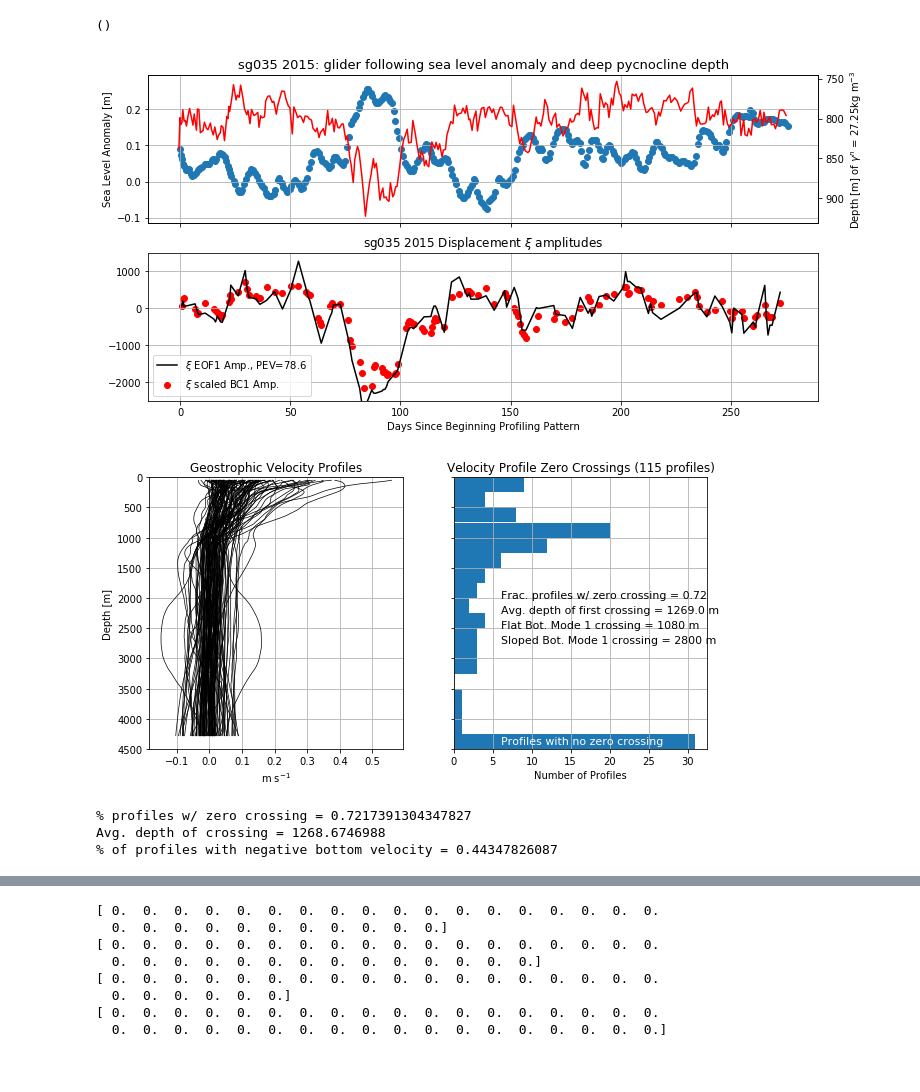
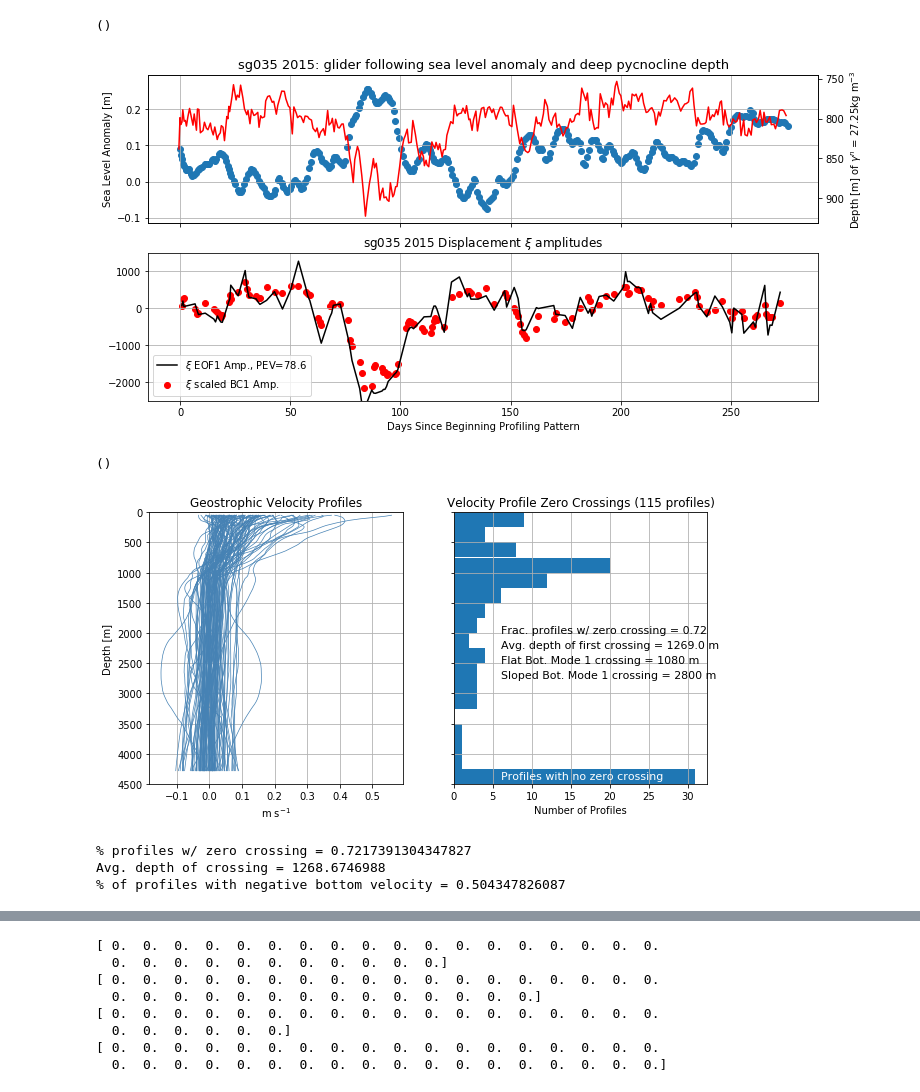
Before and after one commit to jakesteinberg/geostrophic_turbulence, a Jupyter notebook: bats_dg_2015_mode_projections.ipynb, the cells around one changed output, grey strips where cells are left out. Drawn from its saved outputs; the diff is of its cells as text; code cells hidden in the pictures.

```diff
--- a/bats_dg_2015_mode_projections.ipynb
+++ b/bats_dg_2015_mode_projections.ipynb
@@ -549,15 +547,3 @@ V_ordered = mw_v_good[:, mw_time_ordered_i]
 Vm_ordered = V_m[:, mw_time_ordered_i]
 Eta_ordered = mw_eta_3_good[:, mw_time_ordered_i]  #SELECT ETA AGAIN HERE
 Etam_ordered = Eta_m[:, mw_time_ordered_i]
-# %%
-V_ordered_abs = V_ordered.copy()
-for i in range(np.shape(V_ordered)[1]):
-    if np.nanmean(V_ordered[0:300, i]) < 0:
-        V_ordered_abs[:, i] = -1.0 * V_ordered[:, i]
-
-f, ax = plt.subplots()
-for i in range(np.shape(V_ordered)[1]):
-    ax.plot(V_ordered_abs[:, i], grid)
-ax.set_xlim([-1, 1])
-ax.invert_yaxis()
-plot_pro(ax)
@@ -593,18 +576,22 @@ var_eta=np.trace(lambe);
 frac_eof_eta=np.diag(lambe)/var_eta;
 
 # --- glider u, v
-
+# orient such that all are the same sign
+V_ordered_abs = V_ordered.copy()
+for i in range(np.shape(V_ordered)[1]):
+    if np.nanmean(V_ordered[0:300, i]) < 0:
+        V_ordered_abs[:, i] = -1.0 * V_ordered[:, i]
 gg = []
-for i in range(np.shape(V_ordered)[1]):
-    if np.nansum(np.isnan(V_ordered[10:-10, i])) == 0:
+for i in range(np.shape(V_ordered_abs)[1]):
+    if np.nansum(np.isnan(V_ordered_abs[10:-10, i])) == 0:
         gg.append(True)
-        if np.nanmean(np.abs(V_ordered[420:, i])) > 0.1:
+        if np.nanmean(np.abs(V_ordered_abs[440:, i])) > 0.15:
             gg[i] = False
     else:
         gg.append(False)
 
 # uv_in = np.concatenate((np.arange(0, 50), np.arange(70, 131)))
-mw_v_ordered_sub = V_ordered[:, gg].copy()
+mw_v_ordered_sub = V_ordered_abs[:, gg].copy()
 UVzq = mw_v_ordered_sub[grid_sub_i_3, :]
 nq_uv = np.size(UVzq[0, :])
 avg_UVzq = np.nanmean(np.transpose(UVzq), axis=0)
@@ -694,6 +697,11 @@ PEV = t1 / np.sum(t1)
 # %%
-matplotlib.rcParams['figure.figsize'] = (6, 6)
-f, (ax0, ax3) = plt.subplots(1, 2, sharey=True)
+matplotlib.rcParams['figure.figsize'] = (10, 6)
+f, (ax00, ax0, ax3) = plt.subplots(1, 3, sharey=True)
+
+for i in range(np.shape(V_ordered)[1]):
+    ax00.plot(V_ordered_abs[:, i], grid)
+ax00.set_xlim([-.5, .5])
+
 ax0.plot(UUe[:, 0], grid[grid_sub_i_2])
 ax0.plot(UUe[:, 1], grid[grid_sub_i_2])
 ax0.plot(UUe[:, 2], grid[grid_sub_i_2])
@@ -702,8 +710,9 @@ ax0.invert_yaxis()
 ax3.plot(UU3[:, 0], grid[grid_sub_i_3])
 ax3.plot(UU3[:, 1], grid[grid_sub_i_3])
 ax3.plot(UU3[:, 2], grid[grid_sub_i_3])
-# ax3.plot(-1.0*V_Uzqa[:, 0], grid[grid_sub_i_3], 'k')
+ax3.plot(1.0*V_Uzqa[:, 0], grid[grid_sub_i_3], 'k')
 ax3.set_title('u,v')
+ax3.set_xlim([-.15, .15])
 plot_pro(ax3)
 
 matplotlib.rcParams['figure.figsize'] = (6, 4)
@@ -793,9 +802,10 @@ plot_pro(ax0)
 # handles, labels = ax1.get_legend_handles_labels()
 # ax1.legend(handles, labels, fontsize=10)
 # plot_pro(ax1)
-f.savefig("/Users/jake/Documents/baroclinic_modes/dissertation/dg_bats_eta_eof_mode_amps.jpg", dpi=300)
+# f.savefig("/Users/jake/Documents/baroclinic_modes/dissertation/dg_bats_eta_eof_mode_amps.jpg", dpi=300)
 # %% [output]
 [figure]
+()
 # %%
 # look at zero crossings
 V5 = V4.copy()
@@ -808,44 +818,44 @@ for i in range(np.shape(V5)[1]):
     up_avg = np.nanmean(V5[0:100, i])
     if up_avg < 0:
         V5[:, i] = -1.0 * V5[:, i]
-    ax0.plot(V5[:, i], grid_reg, color='k', linewidth=0.7)
+    ax0.plot(V5[:, i], grid_reg, color='#4682B4', linewidth=0.7)
 ax0.set_ylabel('Depth [m]')
 ax0.set_title('Geostrophic Velocity Profiles')
 ax0.set_xlabel(r'm s$^{-1}$')
 ax0.grid()
 
 first_below = grid_reg[len(grid_reg)-1] * np.ones(np.shape(V5)[1])
 vel_sign = np.nan * np.ones(np.shape(V5)[1])
 for i in range(np.shape(V5)[1]):
     fbc = V5[:, i] < 0
     if np.sum(fbc):
         inn = grid_reg[fbc]
         first_below[i] = inn[0]
 
     vel_sign[i] = np.nanmean(V4[-40:, i])
 
 ax.hist(first_below, bins=range(0, 5000, 250), orientation='horizontal')
 ax.text(6, 2000, 'Frac. profiles w/ zero crossing = ' + str(np.round(len(first_below[first_below < 4000]) / len(first_below), 2)),
         fontsize=11)
 ax.text(6, 2250, 'Avg. depth of first crossing = ' + str(np.round(np.nanmean(first_below[first_below < 4000]), 0)) + ' m',
         fontsize=11)
 ax.text(6, 2500, 'Flat Bot. Mode 1 crossing = 1080 m', fontsize=11)
 ax.text(6, 2750, 'Sloped Bot. Mode 1 crossing = 2800 m', fontsize=11)
 ax.text(6, 4425, 'Profiles with no zero crossing', fontsize=11, color='w')
 ax.set_ylim([0, 4500])
 ax.invert_yaxis()
 ax.set_xlabel('Number of Profiles')
 ax.set_title('Velocity Profile Zero Crossings (' + str(len(V5[0, :])) + ' profiles)')
 plot_pro(ax)
 print('% profiles w/ zero crossing = ' + str(len(first_below[first_below < 4000]) / len(first_below)))
 print('Avg. depth of crossing = ' + str(np.nanmean(first_below[first_below < 4000])))
 print('% of profiles with negative bottom velocity = ' + str(np.sum(vel_sign < 0) / len(vel_sign)))
 f.savefig("/Users/jake/Documents/baroclinic_modes/dissertation/dg_bats15_zero_crossings.jpg", dpi=300)
 # %% [output]
-[figure, old version]
+[figure, new version]
 % profiles w/ zero crossing = 0.7217391304347827
 Avg. depth of crossing = 1268.6746988
-% of profiles with negative bottom velocity = 0.44347826087
+% of profiles with negative bottom velocity = 0.504347826087
 # %%
 # --- plot velocity EOFs
 grid_check = grid[grid_sub_i_3]
```
Also changed, not shown: parts of 13 cells of this notebook, 5 other files.
